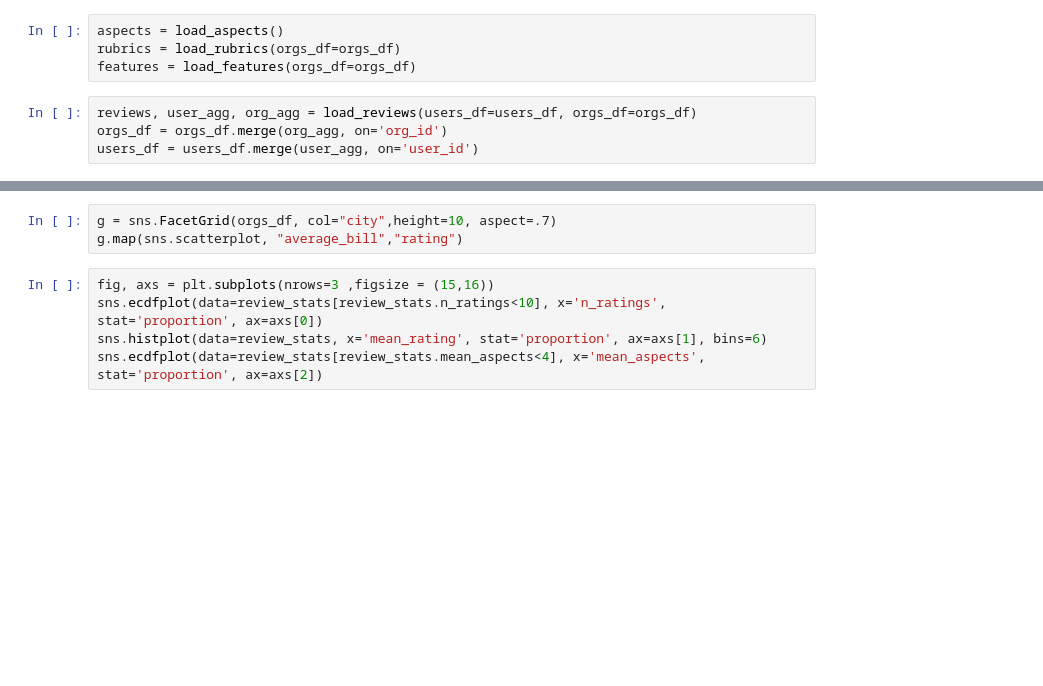
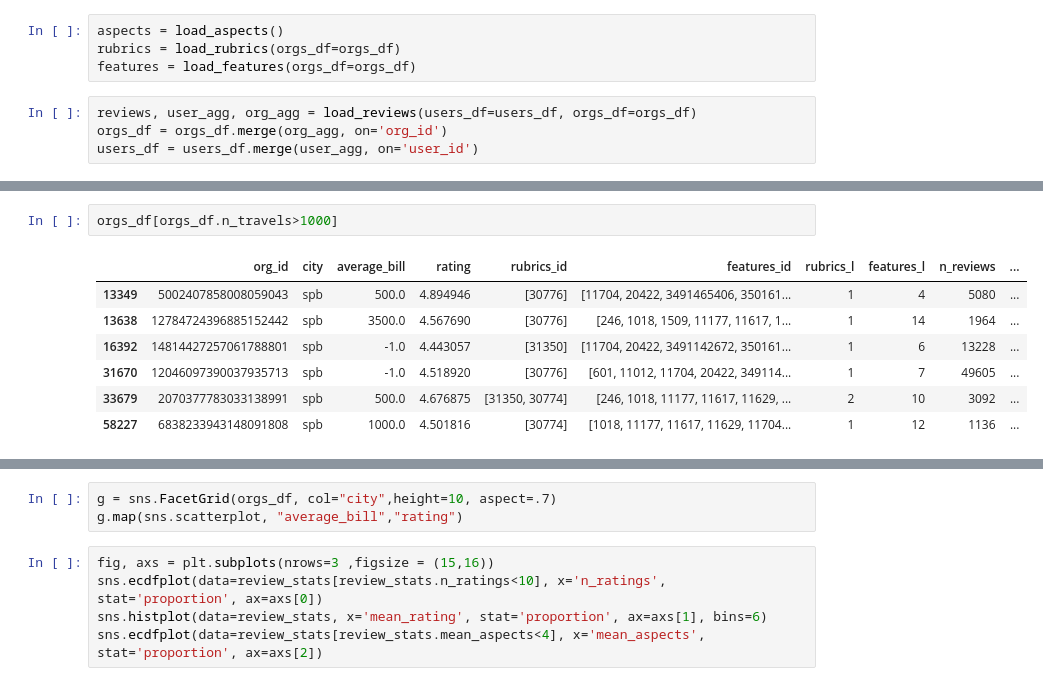
Before and after one commit to rodrask/yndx-contest-2021, a Jupyter notebook: recsys/recsys_expl.ipynb, the cells around one changed output, grey strips where cells are left out. Saved outputs shown, nothing was run; the diff lists cells and outputs as text; blank space fills up the shorter version.

```diff
--- a/recsys/recsys_expl.ipynb
+++ b/recsys/recsys_expl.ipynb
@@ -32,0 +67,10 @@ sns.histplot(data=orgs_df, x='n_travels', ax=axs[5], hue='city', stat='percent',
+# %%
+orgs_df[orgs_df.n_travels>1000]
+# %% [output]
+|  | org_id | city | average_bill | rating | rubrics_id | features_id | rubrics_l | features_l | n_reviews | ... |
+| 13349 | 5002407858008059043 | spb | 500.0 | 4.894946 | [30776] | [11704, 20422, 3491465406, 350161... | 1 | 4 | 5080 | ... |
+| 13638 | 12784724396885152442 | spb | 3500.0 | 4.567690 | [30776] | [246, 1018, 1509, 11177, 11617, 1... | 1 | 14 | 1964 | ... |
+| 16392 | 14814427257061788801 | spb | -1.0 | 4.443057 | [31350] | [11704, 20422, 3491142672, 350161... | 1 | 6 | 13228 | ... |
+| 31670 | 12046097390037935713 | spb | -1.0 | 4.518920 | [30776] | [601, 11012, 11704, 20422, 349114... | 1 | 7 | 49605 | ... |
+| 33679 | 2070377783033138991 | spb | 500.0 | 4.676875 | [31350, 30774] | [246, 1018, 11177, 11617, 11629, ... | 2 | 10 | 3092 | ... |
+| 58227 | 6838233943148091808 | spb | 1000.0 | 4.501816 | [30774] | [1018, 11177, 11617, 11629, 11704... | 1 | 12 | 1136 | ... |
```
Also changed, not shown: parts of 9 cells of this notebook, 4 other files.
